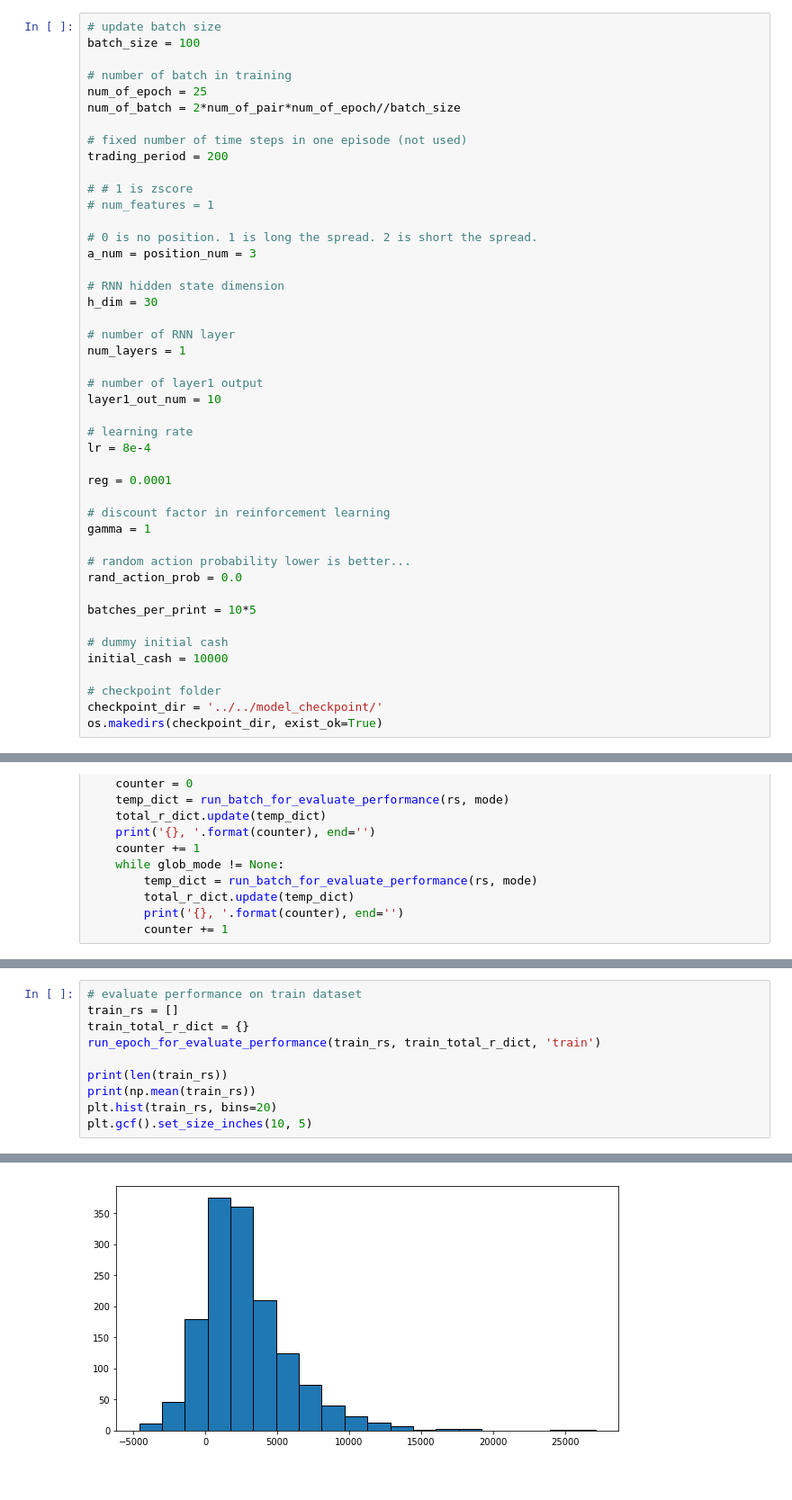
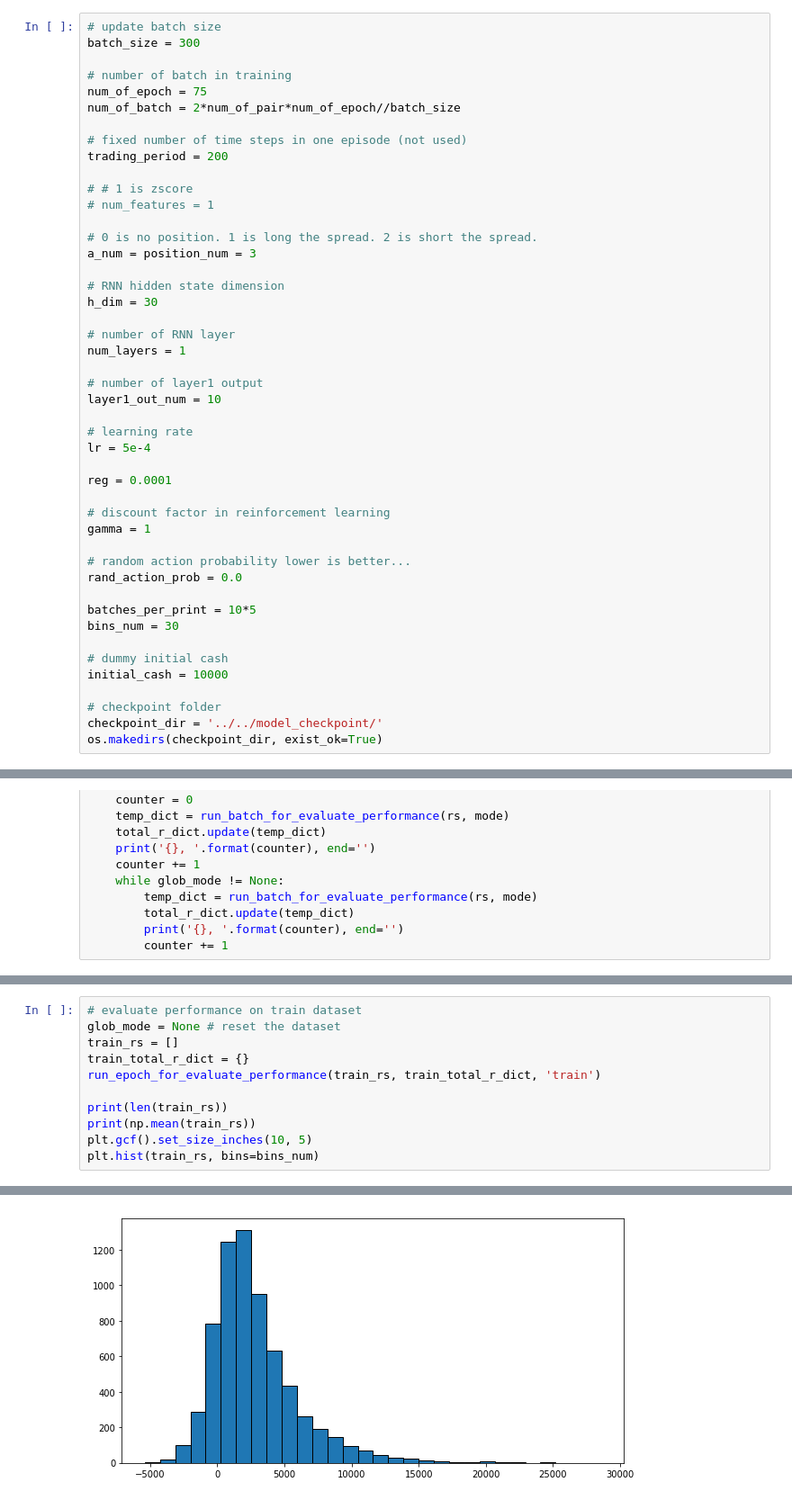
Before and after one commit to wywongbd/pairstrade-fyp-2019, a Jupyter notebook: model/trading_model.ipynb, the cells around one changed output, grey strips where cells are left out. Shown at 90% size. Drawn from its saved outputs; the diff is of its cells as text.

Commit message:
another training.

```diff
--- a/model/trading_model.ipynb
+++ b/model/trading_model.ipynb
@@ -83,9 +83,9 @@ time spent for loading df = 60.5607008934021s
 # %%
 # update batch size
-batch_size = 100
+batch_size = 300
 
 # number of batch in training
-num_of_epoch = 25
+num_of_epoch = 75
 num_of_batch = 2*num_of_pair*num_of_epoch//batch_size
 
 # fixed number of time steps in one episode (not used)
@@ -107,7 +107,7 @@ num_layers = 1
 layer1_out_num = 10
 
 # learning rate
-lr = 8e-4
+lr = 5e-4
 
 reg = 0.0001
 
@@ -118,6 +118,7 @@ gamma = 1
 rand_action_prob = 0.0
 
 batches_per_print = 10*5
+bins_num = 30
 
 # dummy initial cash
 initial_cash = 10000
@@ -757,12 +800,13 @@ batch_id: 3299, num_eps_over: 4970, average_total_r_per_ep: 2822.85, time_spent:
 Finished training~
 # %%
 # evaluate performance on train dataset
+glob_mode = None # reset the dataset
 train_rs = []
 train_total_r_dict = {}
 run_epoch_for_evaluate_performance(train_rs, train_total_r_dict, 'train')
 
 print(len(train_rs))
 print(np.mean(train_rs))
-plt.hist(train_rs, bins=20)
 plt.gcf().set_size_inches(10, 5)
+plt.hist(train_rs, bins=bins_num)
 # %% [output]
@@ -771,4 +829,4 @@ plt.gcf().set_size_inches(10, 5)
-[figure, old version]
+[figure, new version]
 # %%
 # evaluate performance on valid dataset
 valid_rs = []
```
Also changed, not shown: parts of 14 cells of this notebook.
